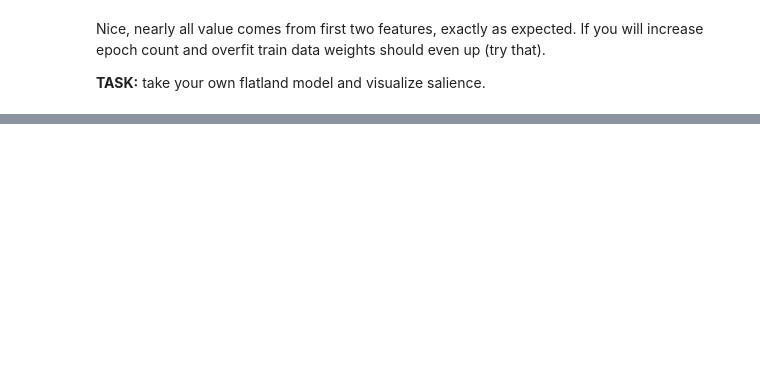
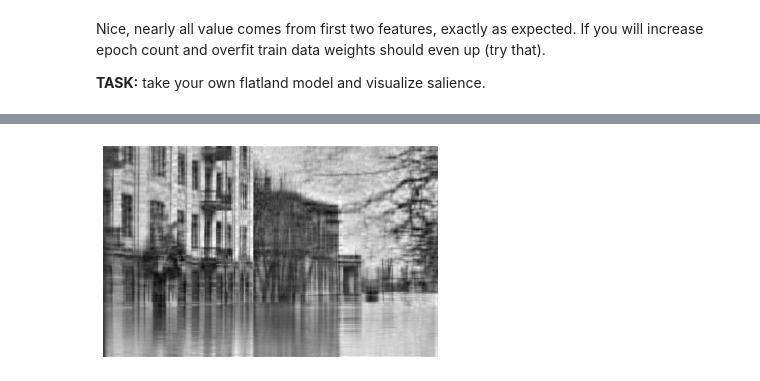
Before and after one commit to trokas/ai_primer, a Jupyter notebook: Varia.ipynb, the cells around one changed output, grey strips where cells are left out. Drawn from its saved outputs; the diff is of its cells as text; code cells hidden in the pictures; blank space fills up the shorter version.

```diff
--- a/Varia.ipynb
+++ b/Varia.ipynb
@@ -90,0 +157,11 @@ Interesting fact: using Autoencoders we can easily replicate SVD and PCA! We wil
+# %%
+model = keras.models.Sequential()
+model.add(keras.layers.Dense(N, use_bias=False))
+model.add(keras.layers.Dense(X.shape[1], use_bias=False))
+model.compile(loss='mse', optimizer='adam')
+
+history = model.fit(X, X, epochs=1000, verbose=0)   # Verbose 0 allows to hide prints during training
+# %%
+plot(model(X).numpy() + means)
+# %% [output]
+[figure, added]
```
Also changed, not shown: parts of 23 cells of this notebook.
